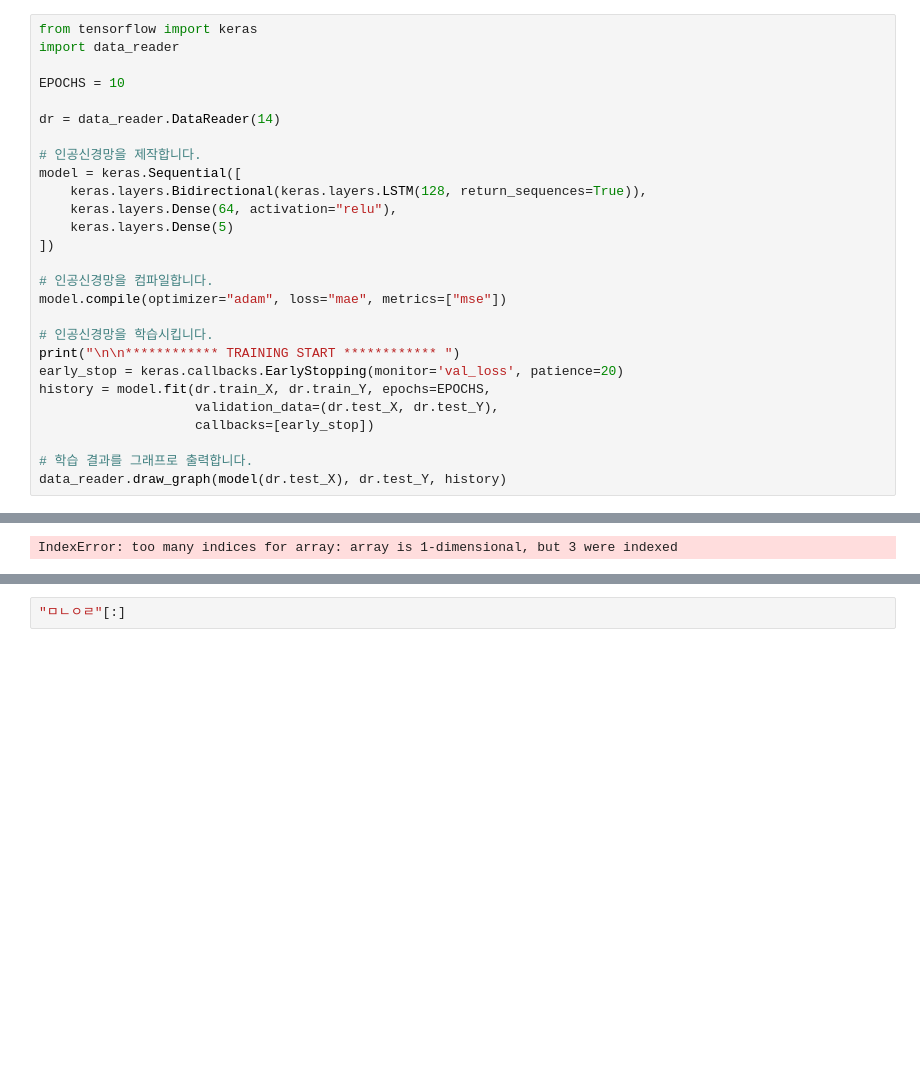
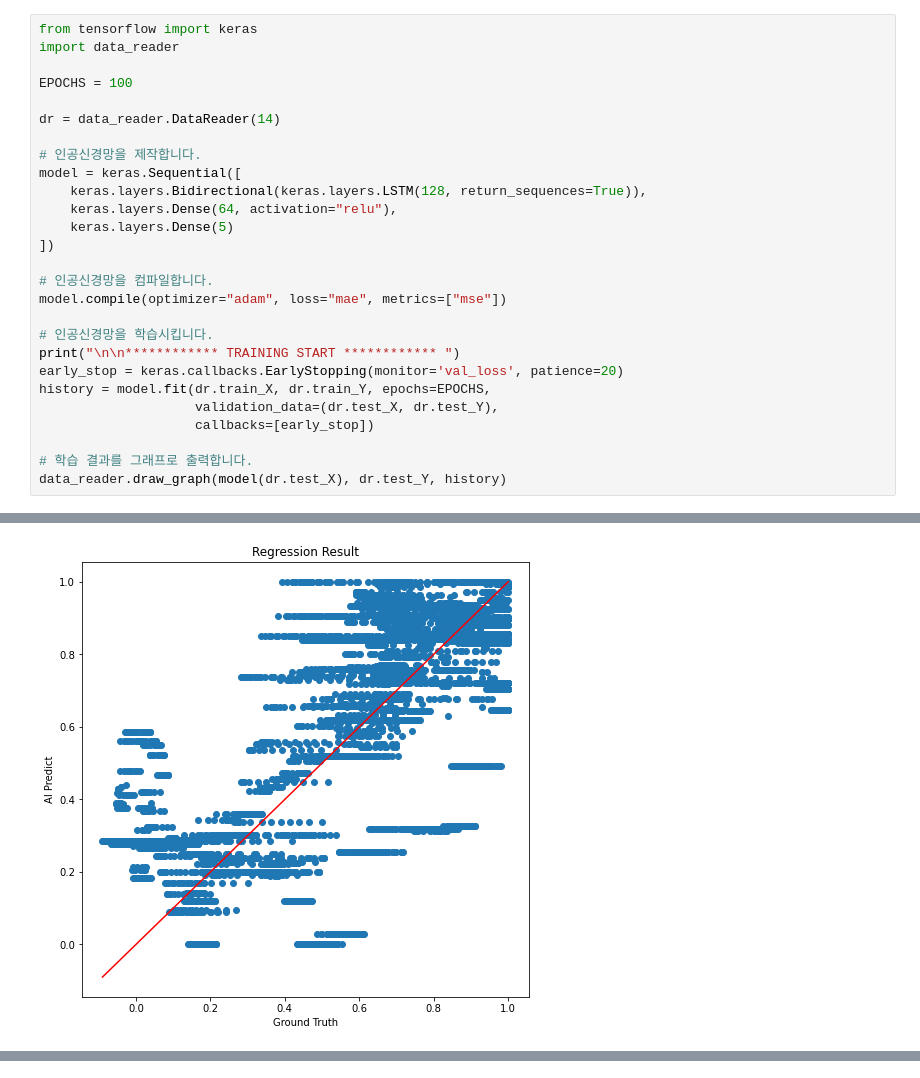
Before and after one commit to imsumin018/steelprice, a Jupyter notebook: LSTM.ipynb, the cells around one changed output, grey strips where cells are left out. Cells and saved outputs as stored; diff of their text form; blank space fills up the shorter version.

```diff
--- a/LSTM.ipynb
+++ b/LSTM.ipynb
@@ -2,7 +2,7 @@
 from tensorflow import keras
 import data_reader
 
-EPOCHS = 10
+EPOCHS = 100
 
 dr = data_reader.DataReader(14)
 
@@ -30 +46 @@ data/aa.csv
-IndexError: too many indices for array: array is 1-dimensional, but 3 were indexed
+[figure, added]
@@ -31,2 +47,0 @@ IndexError: too many indices for array: array is 1-dimensional, but 3 were index
-# %%
-"ㅁㄴㅇㄹ"[:]
```
Also changed, not shown: parts of 1 cell of this notebook, 21 other files.
